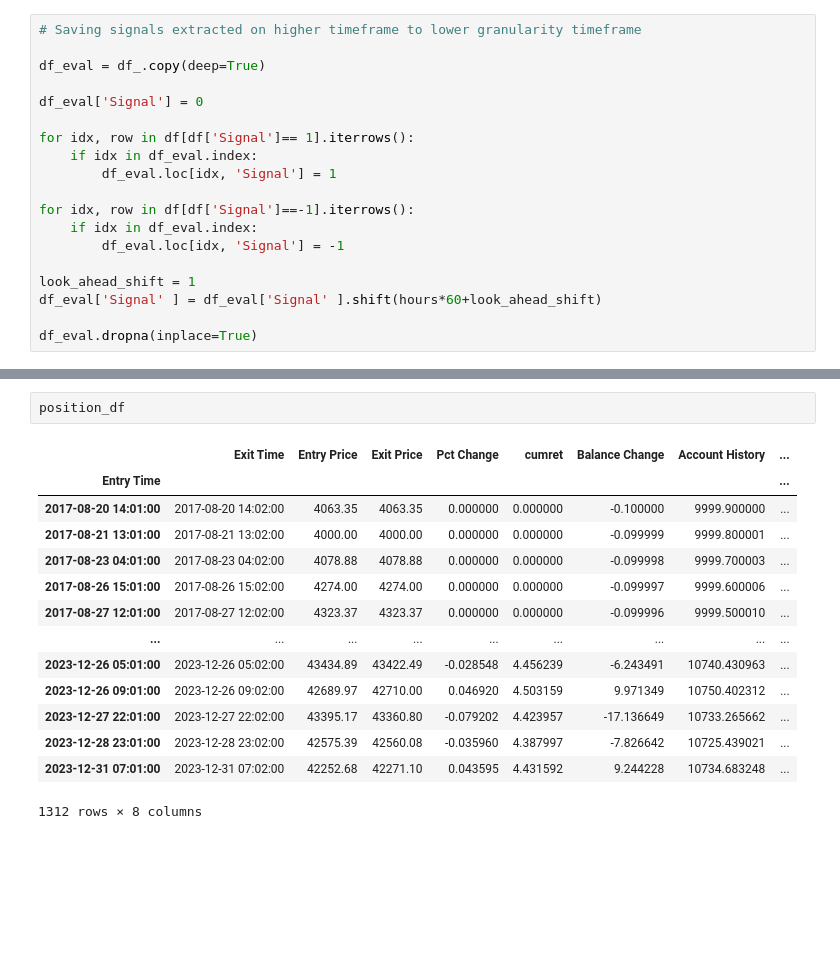
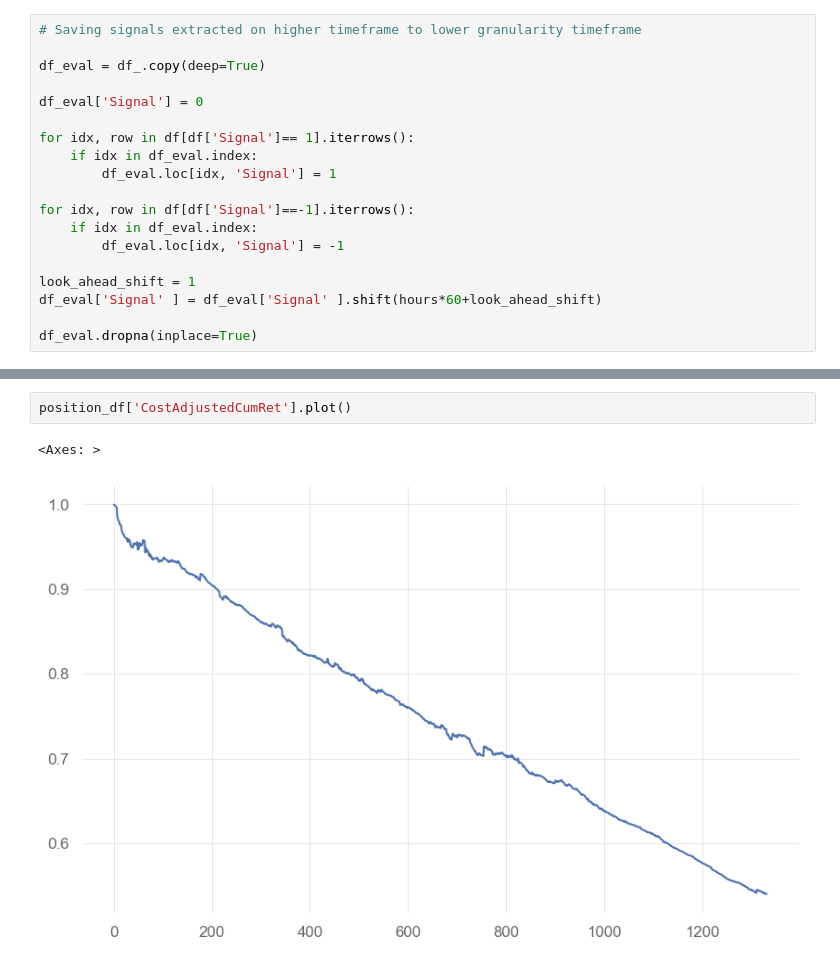
Before and after one commit to sharavsambuu/trading-cost-analysis, a Jupyter notebook: btcspot_macross_backtesting_1m.ipynb, the cells around one changed output, grey strips where cells are left out. Cells and saved outputs as stored; diff of their text form; blank space fills up the shorter version.

```diff
--- a/btcspot_macross_backtesting_1m.ipynb
+++ b/btcspot_macross_backtesting_1m.ipynb
@@ -189,17 +195,5 @@ position_df['Account Change'] = position_df['Account History'].pct_change()
 # %%
-position_df
+position_df['CostAdjustedCumRet'].plot()
 # %% [output]
-|  | Exit Time | Entry Price | Exit Price | Pct Change | cumret | Balance Change | Account History | ... |
-| Entry Time |  |  |  |  |  |  |  | ... |
-| 2017-08-20 14:01:00 | 2017-08-20 14:02:00 | 4063.35 | 4063.35 | 0.000000 | 0.000000 | -0.100000 | 9999.900000 | ... |
-| 2017-08-21 13:01:00 | 2017-08-21 13:02:00 | 4000.00 | 4000.00 | 0.000000 | 0.000000 | -0.099999 | 9999.800001 | ... |
-| 2017-08-23 04:01:00 | 2017-08-23 04:02:00 | 4078.88 | 4078.88 | 0.000000 | 0.000000 | -0.099998 | 9999.700003 | ... |
-| 2017-08-26 15:01:00 | 2017-08-26 15:02:00 | 4274.00 | 4274.00 | 0.000000 | 0.000000 | -0.099997 | 9999.600006 | ... |
-| 2017-08-27 12:01:00 | 2017-08-27 12:02:00 | 4323.37 | 4323.37 | 0.000000 | 0.000000 | -0.099996 | 9999.500010 | ... |
-| ... | ... | ... | ... | ... | ... | ... | ... | ... |
-| 2023-12-26 05:01:00 | 2023-12-26 05:02:00 | 43434.89 | 43422.49 | -0.028548 | 4.456239 | -6.243491 | 10740.430963 | ... |
-| 2023-12-26 09:01:00 | 2023-12-26 09:02:00 | 42689.97 | 42710.00 | 0.046920 | 4.503159 | 9.971349 | 10750.402312 | ... |
-| 2023-12-27 22:01:00 | 2023-12-27 22:02:00 | 43395.17 | 43360.80 | -0.079202 | 4.423957 | -17.136649 | 10733.265662 | ... |
-| 2023-12-28 23:01:00 | 2023-12-28 23:02:00 | 42575.39 | 42560.08 | -0.035960 | 4.387997 | -7.826642 | 10725.439021 | ... |
-| 2023-12-31 07:01:00 | 2023-12-31 07:02:00 | 42252.68 | 42271.10 | 0.043595 | 4.431592 | 9.244228 | 10734.683248 | ... |
-1312 rows × 8 columns
+<Axes: >
+[figure, added]
```
Also changed, not shown: parts of 19 cells of this notebook, 1 other file.
